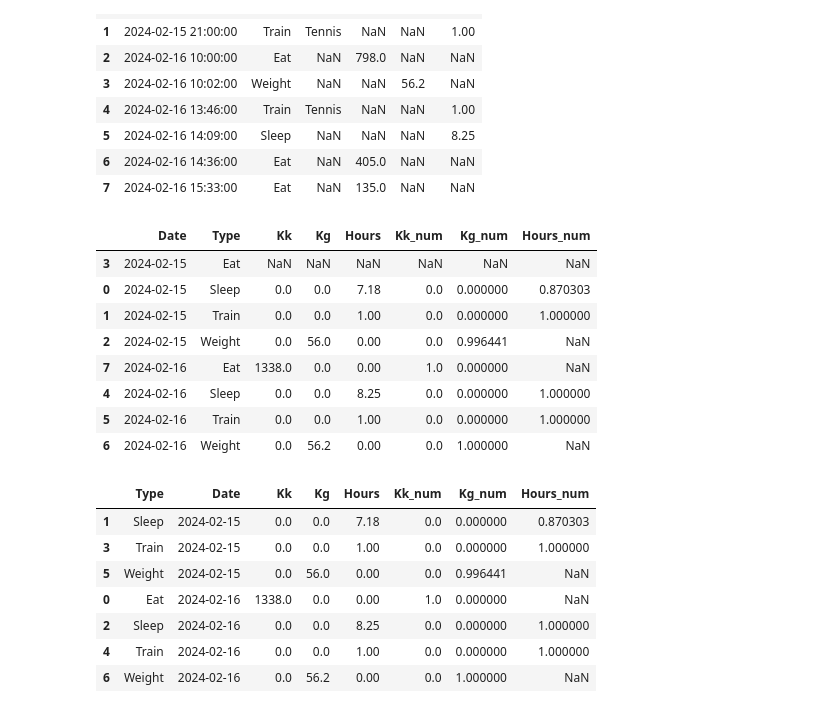
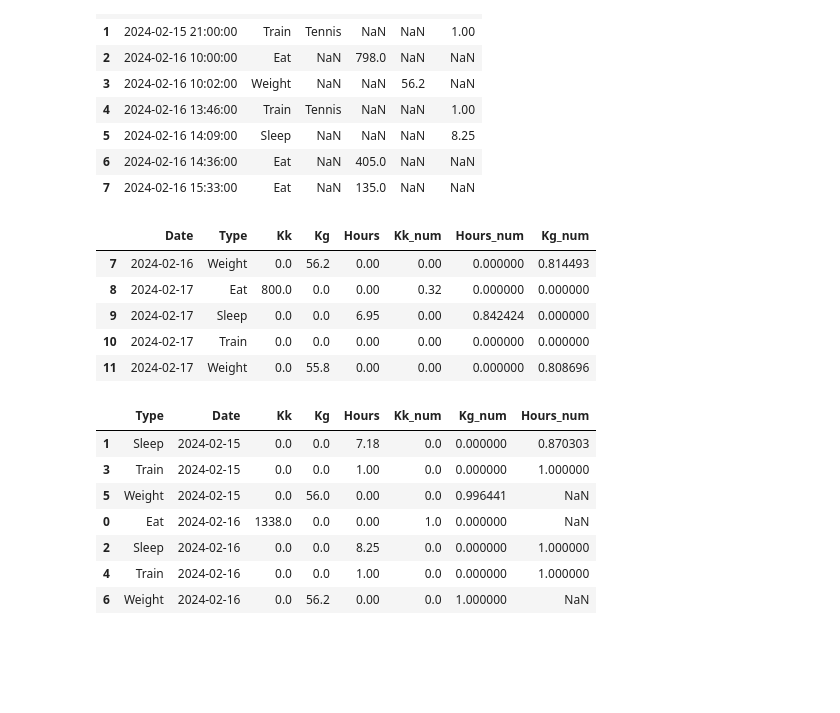
Before and after one commit to dailydaniel/lifestyle_history, a Jupyter notebook: test.ipynb, the cells around one changed output. Cells and saved outputs as stored; diff of their text form; code cells hidden in the pictures; blank space fills up the shorter version.

Commit message:
fillna

```diff
--- a/test.ipynb
+++ b/test.ipynb
@@ -72,14 +70,10 @@ df_gb = df.groupby(['Type', pd.Grouper(key='Date', freq='D')], as_index=False).a
 
 df_gb = df_gb.fillna(0)
 
-for column in ['Kk', 'Kg']:
+for column in ['Kk', 'Hours']:
     df_gb[column + '_num'] = df_gb[column] / df_gb[column].max()
 
-idx = df_gb[df_gb['Type'] == 'Sleep'].index
-df_gb.loc[idx, 'Hours_num'] = df_gb.loc[idx, 'Hours'] / df_gb.loc[idx, 'Hours'].max()
-
-idx = df_gb[df_gb['Type'] == 'Train'].index
-df_gb.loc[idx, 'Hours_num'] = df_gb.loc[idx, 'Hours'] / df_gb.loc[idx, 'Hours'].max()
+df_gb['Kg_num'] = df_gb['Kg'] / 69.0
 # %%
 idx_col = 'Type'
 
@@ -90,6 +84,8 @@ full_df = pd.DataFrame(index=full_index).reset_index()
 
 merged_df = pd.merge(full_df, df_gb, how='left', on=['Date', idx_col]).sort_values(by=['Date', idx_col])
 
+merged_df = merged_df.fillna(0)
+
 # merged_df[num_cols] = merged_df[num_cols].fillna(0)
 # merged_df['КоличествоЗаказано_cum'] = merged_df.groupby(idx_col)['КоличествоЗаказано'].cumsum()
 # merged_df['ОплаченоЗаПериодПроцент'] = merged_df['ОплаченоЗаПериод'] / merged_df['СтоимостьВРублях']
@@ -99,17 +95,14 @@ merged_df = pd.merge(full_df, df_gb, how='left', on=['Date', idx_col]).sort_valu
 last_weight = merged_df[(merged_df['Kg'].notna()) & (merged_df['Kg'] > 0)]['Kg'].values[-1]
 merged_df.loc[merged_df['Kg'].isna() & merged_df['Type'] == 'Weight', 'Kg'] = last_weight
 # %%
-merged_df
+merged_df.tail()
 # %% [output]
-|  | Date | Type | Kk | Kg | Hours | Kk_num | Kg_num | Hours_num |
-| 3 | 2024-02-15 | Eat | NaN | NaN | NaN | NaN | NaN | NaN |
-| 0 | 2024-02-15 | Sleep | 0.0 | 0.0 | 7.18 | 0.0 | 0.000000 | 0.870303 |
-| 1 | 2024-02-15 | Train | 0.0 | 0.0 | 1.00 | 0.0 | 0.000000 | 1.000000 |
-| 2 | 2024-02-15 | Weight | 0.0 | 56.0 | 0.00 | 0.0 | 0.996441 | NaN |
-| 7 | 2024-02-16 | Eat | 1338.0 | 0.0 | 0.00 | 1.0 | 0.000000 | NaN |
-| 4 | 2024-02-16 | Sleep | 0.0 | 0.0 | 8.25 | 0.0 | 0.000000 | 1.000000 |
-| 5 | 2024-02-16 | Train | 0.0 | 0.0 | 1.00 | 0.0 | 0.000000 | 1.000000 |
-| 6 | 2024-02-16 | Weight | 0.0 | 56.2 | 0.00 | 0.0 | 1.000000 | NaN |
+|  | Date | Type | Kk | Kg | Hours | Kk_num | Hours_num | Kg_num |
+| 7 | 2024-02-16 | Weight | 0.0 | 56.2 | 0.00 | 0.00 | 0.000000 | 0.814493 |
+| 8 | 2024-02-17 | Eat | 800.0 | 0.0 | 0.00 | 0.32 | 0.000000 | 0.000000 |
+| 9 | 2024-02-17 | Sleep | 0.0 | 0.0 | 6.95 | 0.00 | 0.842424 | 0.000000 |
+| 10 | 2024-02-17 | Train | 0.0 | 0.0 | 0.00 | 0.00 | 0.000000 | 0.000000 |
+| 11 | 2024-02-17 | Weight | 0.0 | 55.8 | 0.00 | 0.00 | 0.000000 | 0.808696 |
 # %%
 df_gb
 # %% [output]
```
Also changed, not shown: parts of 1 cell of this notebook, 1 other file.
